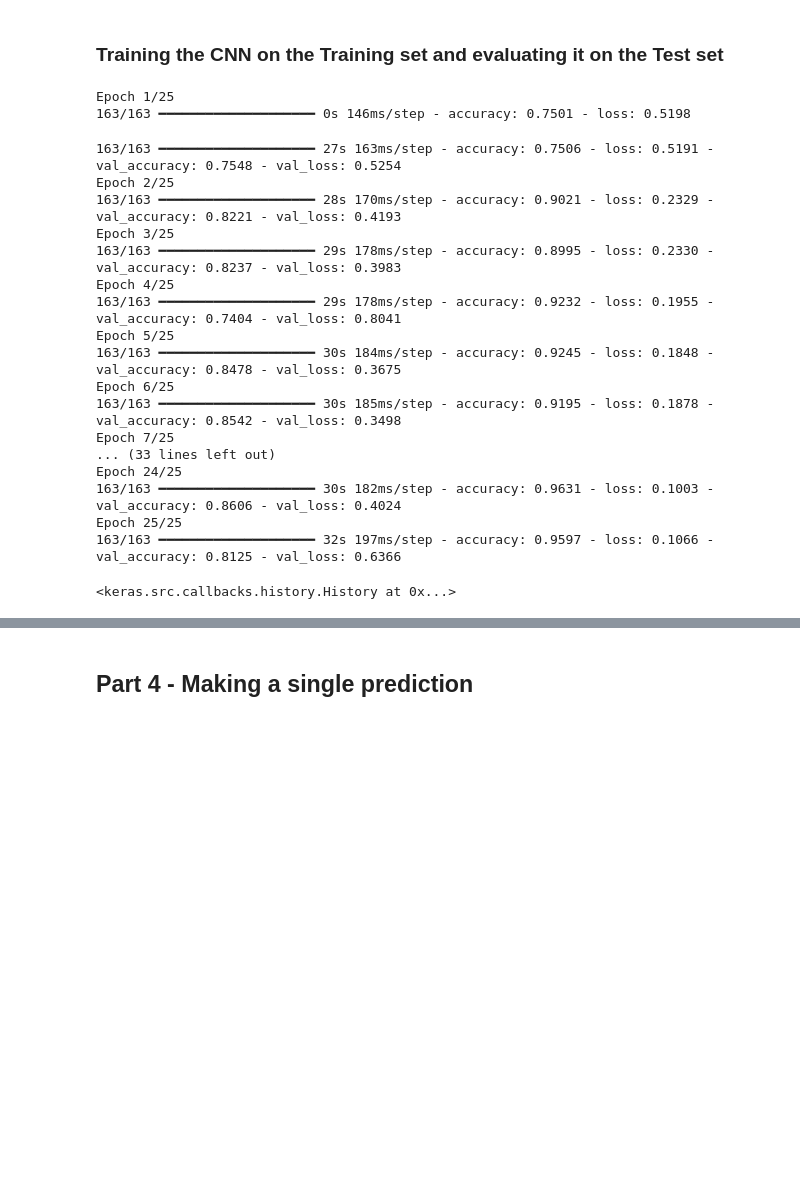
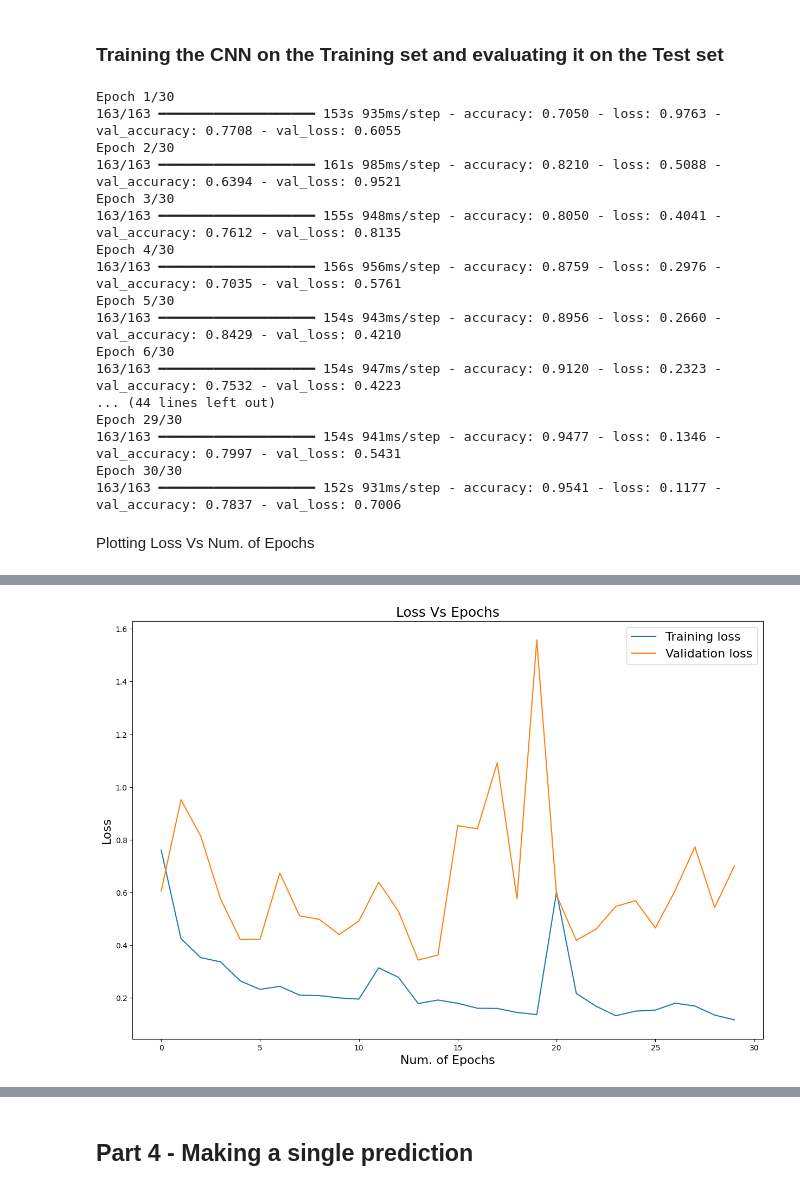
Before and after one commit to david-boules/SDS-CP021-pneumonia-detection, a Jupyter notebook: notebooks/sivarama-ayyar/Sivarama-SDS-CP021-pneumonia-detection.ipynb, the cells around one changed output, grey strips where cells are left out. Drawn from its saved outputs; the diff is of its cells as text; code cells hidden in the pictures; blank space fills up the shorter version.

```diff
--- a/notebooks/sivarama-ayyar/Sivarama-SDS-CP021-pneumonia-detection.ipynb
+++ b/notebooks/sivarama-ayyar/Sivarama-SDS-CP021-pneumonia-detection.ipynb
@@ -34,10 +42,11 @@ print(labels)
 ### Preprocessing the test set
 # %%
 test_datagen = ImageDataGenerator(rescale = 1./255)
-test_set = train_datagen.flow_from_directory(TEST_SET_DIR,
-                                                 target_size = (64, 64),
+test_set = test_datagen.flow_from_directory(TEST_SET_DIR,
+                                                 target_size = (224, 224),
                                                  batch_size = 32,
-                                                 class_mode = 'binary')
+                                                 class_mode = 'binary',
+                                                 shuffle=False)
 # %% [output]
 Found 624 images belonging to 2 classes.
 # %%
@@ -69,7 +92,7 @@ cnn = tf.keras.models.Sequential()
 # %% [markdown]
 ### Step 1 - Convolution
 # %%
-cnn.add(tf.keras.layers.Conv2D(filters=32, kernel_size=3, activation='relu', input_shape=[64, 64, 3]))
+cnn.add(tf.keras.layers.Conv2D(filters=32, kernel_size=3, activation='relu', input_shape=[224, 224, 1]))
 # %% [markdown]
 ### Step 2 - Pooling
 # %%
@@ -100,26 +123,23 @@ cnn.compile(optimizer = 'adam', loss = 'binary_crossentropy', metrics = ['accura
 # %% [markdown]
 ### Training the CNN on the Training set and evaluating it on the Test set
 # %%
-cnn.fit(x = training_set, validation_data = test_set, epochs = 25)
+history = cnn.fit(x = training_set, validation_data = test_set, epochs = 30)
 # %% [output]
-Epoch 1/25
-163/163 ━━━━━━━━━━━━━━━━━━━━ 0s 146ms/step - accuracy: 0.7501 - loss: 0.5198
+Epoch 1/30
+163/163 ━━━━━━━━━━━━━━━━━━━━ 153s 935ms/step - accuracy: 0.7050 - loss: 0.9763 - val_accuracy: 0.7708 - val_loss: 0.6055
+Epoch 2/30
+163/163 ━━━━━━━━━━━━━━━━━━━━ 161s 985ms/step - accuracy: 0.8210 - loss: 0.5088 - val_accuracy: 0.6394 - val_loss: 0.9521
+Epoch 3/30
+163/163 ━━━━━━━━━━━━━━━━━━━━ 155s 948ms/step - accuracy: 0.8050 - loss: 0.4041 - val_accuracy: 0.7612 - val_loss: 0.8135
+Epoch 4/30
+163/163 ━━━━━━━━━━━━━━━━━━━━ 156s 956ms/step - accuracy: 0.8759 - loss: 0.2976 - val_accuracy: 0.7035 - val_loss: 0.5761
+Epoch 5/30
+163/163 ━━━━━━━━━━━━━━━━━━━━ 154s 943ms/step - accuracy: 0.8956 - loss: 0.2660 - val_accuracy: 0.8429 - val_loss: 0.4210
+Epoch 6/30
+163/163 ━━━━━━━━━━━━━━━━━━━━ 154s 947ms/step - accuracy: 0.9120 - loss: 0.2323 - val_accuracy: 0.7532 - val_loss: 0.4223
+... (44 lines left out)
+Epoch 29/30
+163/163 ━━━━━━━━━━━━━━━━━━━━ 154s 941ms/step - accuracy: 0.9477 - loss: 0.1346 - val_accuracy: 0.7997 - val_loss: 0.5431
+Epoch 30/30
+163/163 ━━━━━━━━━━━━━━━━━━━━ 152s 931ms/step - accuracy: 0.9541 - loss: 0.1177 - val_accuracy: 0.7837 - val_loss: 0.7006
-163/163 ━━━━━━━━━━━━━━━━━━━━ 27s 163ms/step - accuracy: 0.7506 - loss: 0.5191 - val_accuracy: 0.7548 - val_loss: 0.5254
-Epoch 2/25
-163/163 ━━━━━━━━━━━━━━━━━━━━ 28s 170ms/step - accuracy: 0.9021 - loss: 0.2329 - val_accuracy: 0.8221 - val_loss: 0.4193
-Epoch 3/25
-163/163 ━━━━━━━━━━━━━━━━━━━━ 29s 178ms/step - accuracy: 0.8995 - loss: 0.2330 - val_accuracy: 0.8237 - val_loss: 0.3983
-Epoch 4/25
-163/163 ━━━━━━━━━━━━━━━━━━━━ 29s 178ms/step - accuracy: 0.9232 - loss: 0.1955 - val_accuracy: 0.7404 - val_loss: 0.8041
-Epoch 5/25
-163/163 ━━━━━━━━━━━━━━━━━━━━ 30s 184ms/step - accuracy: 0.9245 - loss: 0.1848 - val_accuracy: 0.8478 - val_loss: 0.3675
-Epoch 6/25
-163/163 ━━━━━━━━━━━━━━━━━━━━ 30s 185ms/step - accuracy: 0.9195 - loss: 0.1878 - val_accuracy: 0.8542 - val_loss: 0.3498
-Epoch 7/25
-... (33 lines left out)
-Epoch 24/25
-163/163 ━━━━━━━━━━━━━━━━━━━━ 30s 182ms/step - accuracy: 0.9631 - loss: 0.1003 - val_accuracy: 0.8606 - val_loss: 0.4024
-Epoch 25/25
-163/163 ━━━━━━━━━━━━━━━━━━━━ 32s 197ms/step - accuracy: 0.9597 - loss: 0.1066 - val_accuracy: 0.8125 - val_loss: 0.6366
-<keras.src.callbacks.history.History at 0x...>
 # %%
@@ -126,0 +147,17 @@ cnn.save('pneumonia_detection-CNN.keras')
+# %%
+loss = history.history['loss']
+val_loss = history.history['val_loss']
+# %% [markdown]
+ Plotting Loss Vs Num. of Epochs
+# %%
+plt.figure(figsize=(15, 10))
+plt.plot(loss)
+plt.plot(val_loss)
+plt.legend(['Training loss','Validation loss'], fontsize=16)
+plt.title("Loss Vs Epochs", fontsize=18)
+plt.xlabel("Num. of Epochs", fontsize=16)
+plt.ylabel("Loss", fontsize=16)
+print("Loss Vs Num. of Epochs")
+print("Training Loss : 0.0519","\nValue loss : 0.0701")
+plt.show()
+# %% [output]
@@ -126,0 +167 @@ cnn.save('pneumonia_detection-CNN.keras')
+[figure, added]
```
Also changed, not shown: parts of 11 cells of this notebook, 1 other file.
